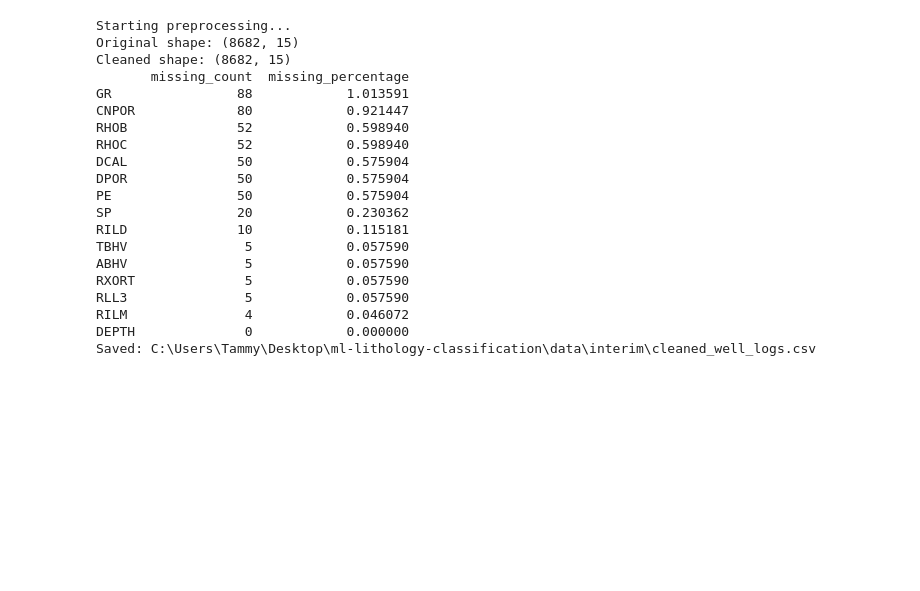
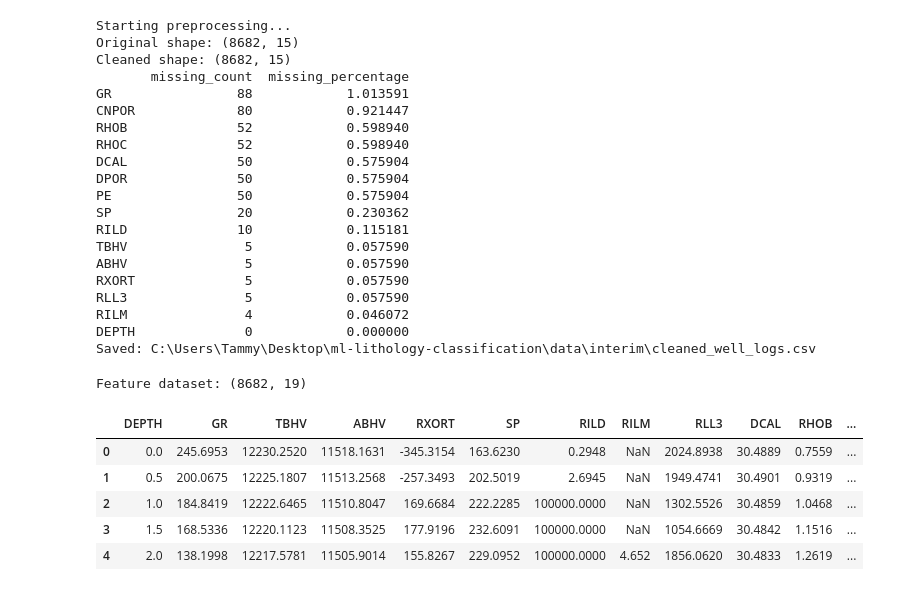
Before and after one commit to Tam-Davies/ml-lithology-classification, a Jupyter notebook: notebooks/exploratory_data_analysis.ipynb, the cells around one changed output. Cells and saved outputs as stored; diff of their text form; code cells hidden in the pictures; blank space fills up the shorter version.

```diff
--- a/notebooks/exploratory_data_analysis.ipynb
+++ b/notebooks/exploratory_data_analysis.ipynb
@@ -214,3 +214,27 @@ RLL3               5            0.057590
 RILM               4            0.046072
 DEPTH              0            0.000000
 Saved: C:\Users\Tammy\Desktop\ml-lithology-classification\data\interim\cleaned_well_logs.csv
+# %%
+from src.lithology.features.engineering import PetrophysicalFeatureEngineer
+
+engineer = PetrophysicalFeatureEngineer(cleaned_df)
+
+featured_df = engineer.transform(
+    vshale_method="pre_tertiary"
+)
+
+print("Feature dataset:", featured_df.shape)
+display(featured_df.head())
+
+featured_df.to_csv(
+    PROJECT_ROOT / "data" / "processed" / "featured_well_logs.csv",
+    index=False
+)
+# %% [output]
+Feature dataset: (8682, 19)
+|  | DEPTH | GR | TBHV | ABHV | RXORT | SP | RILD | RILM | RLL3 | DCAL | RHOB | ... |
+| 0 | 0.0 | 245.6953 | 12230.2520 | 11518.1631 | -345.3154 | 163.6230 | 0.2948 | NaN | 2024.8938 | 30.4889 | 0.7559 | ... |
+| 1 | 0.5 | 200.0675 | 12225.1807 | 11513.2568 | -257.3493 | 202.5019 | 2.6945 | NaN | 1949.4741 | 30.4901 | 0.9319 | ... |
+| 2 | 1.0 | 184.8419 | 12222.6465 | 11510.8047 | 169.6684 | 222.2285 | 100000.0000 | NaN | 1302.5526 | 30.4859 | 1.0468 | ... |
+| 3 | 1.5 | 168.5336 | 12220.1123 | 11508.3525 | 177.9196 | 232.6091 | 100000.0000 | NaN | 1054.6669 | 30.4842 | 1.1516 | ... |
+| 4 | 2.0 | 138.1998 | 12217.5781 | 11505.9014 | 155.8267 | 229.0952 | 100000.0000 | 4.652 | 1856.0620 | 30.4833 | 1.2619 | ... |
```
Also changed, not shown: parts of 5 cells of this notebook, 6 other files.
